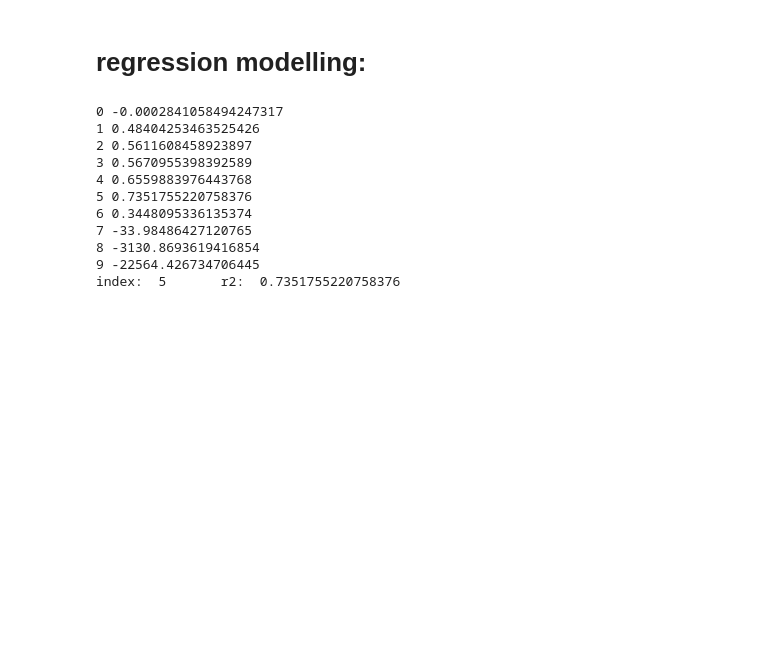
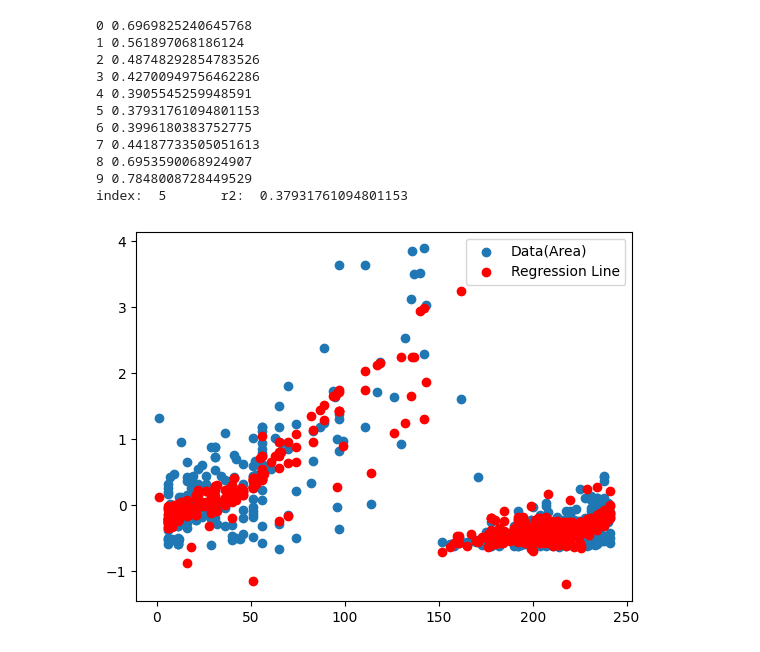
Before and after one commit to rahaan-sharif/machine_learning_Jadi_maktabkhooneh, a Jupyter notebook: chapter_2/regression.ipynb, the cells around one changed output. Drawn from its saved outputs; the diff is of its cells as text; code cells hidden in the pictures; blank space fills up the shorter version.

Commit message:
chapter-2; The regression preject is finished

```diff
--- a/chapter_2/regression.ipynb
+++ b/chapter_2/regression.ipynb
@@ -70,5 +96,0 @@ dataset
-# %%
-from sklearn.preprocessing import LabelEncoder
-le=LabelEncoder()
-dataset["Address"]=le.fit_transform(dataset["Address"])
-dataset
@@ -89,4 +97,5 @@ dataset
 # %%
 from sklearn.model_selection import train_test_split
-x=dataset.drop(["Price", "Price(USD)"], axis=1)
-y=dataset["Price(USD)"]
+x=dataset.drop("Price(USD)", axis=1)
+y=dataset[["Price(USD)"]]
+x_train, x_test, y_train, y_test=train_test_split(x, y, test_size=0.15)
@@ -112,2 +101,0 @@ x
-# %%
-x_train, x_test, y_train, y_test = train_test_split(x, y, test_size=0.2, random_state=22)
@@ -133,2 +101,0 @@ y_test:  (690,)
-# %% [markdown]
-# regression modelling:
@@ -135,33 +105,45 @@ y_test:  (690,)
 # %%
-from sklearn.preprocessing import PolynomialFeatures
-from sklearn.linear_model import LinearRegression
-from sklearn.metrics import r2_score
-lr=LinearRegression()
-
-err=0
+err=10000
 index=0
 for i in range(10):
+    lr=LinearRegression()
     pf=PolynomialFeatures(degree=i)
     x_train_tmp=pf.fit_transform(x_train)
     lr.fit(x_train_tmp, y_train)
     pred=lr.predict(pf.fit_transform(x_test))
-    r2=r2_score(y_test, pred)
-    print(i, r2)
-    if(r2>err):
-        err=r2
+    rmse=root_mean_squared_error(y_test, pred)
+    print(i, rmse)
+    if(rmse<err):
+        err=rmse
         index=i
 
 #this shows the best model:
 print("index: ", index, "\tr2: ", err)
+print("\n\n")
+
+lr=LinearRegression()
+pf=PolynomialFeatures(degree=index)
+x_train_tmp=pf.fit_transform(x_train)
+lr.fit(x_train_tmp, y_train)
+
+x_test_tmp=pf.fit_transform(x_test)
+y_pred=lr.predict(x_test_tmp)
 # %% [output]
-0 -0.0002841058494247317
-1 0.48404253463525426
-2 0.5611608458923897
-3 0.5670955398392589
-4 0.6559883976443768
-5 0.7351755220758376
-6 0.3448095336135374
-7 -33.98486427120765
-8 -3130.8693619416854
-9 -22564.426734706445
-index:  5       r2:  0.7351755220758376
+0 0.6969825240645768
+1 0.561897068186124
+2 0.48748292854783526
+3 0.42700949756462286
+4 0.3905545259948591
+5 0.37931761094801153
+6 0.3996180383752775
+7 0.44187733505051613
+8 0.6953590068924907
+9 0.7848008728449529
+index:  5       r2:  0.37931761094801153
+# %%
+plt.scatter(x_test["Area"], y_test, label="Data(Area)")
+plt.scatter(x_test["Area"], y_pred, label="Regression Line", color="red")
+plt.legend()
+plt.show()
+# %% [output]
+[figure, added]
```
Also changed, not shown: parts of 14 cells of this notebook.
